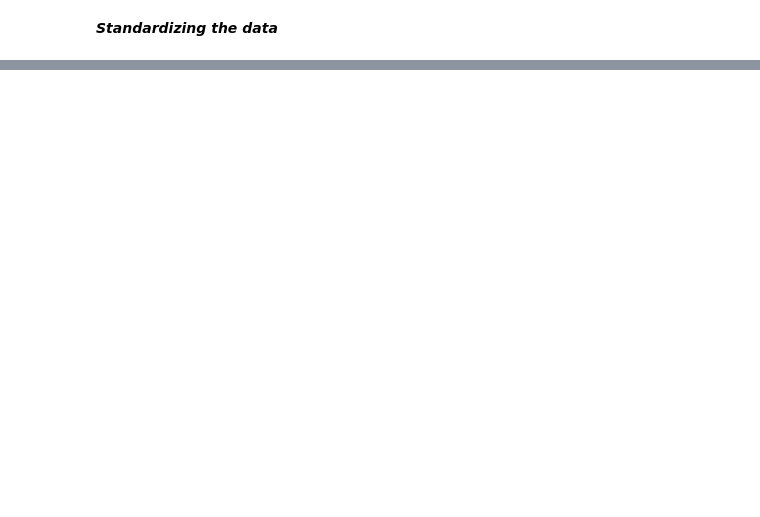
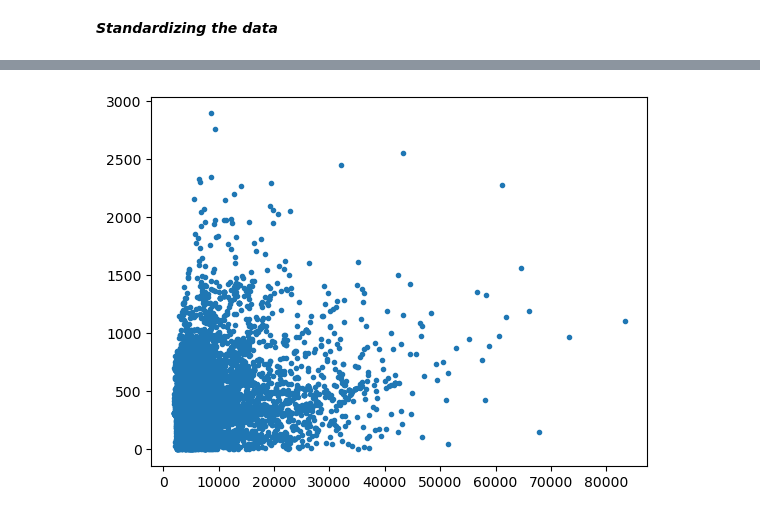
Before and after one commit to FredNurn/IronHack_DataLab_Frederik, a Jupyter notebook: Week 2/Customer_Analysis_Case_Study/CustomerAnalysis.ipynb, the cells around one changed output, grey strips where cells are left out. Saved outputs shown, nothing was run; the diff lists cells and outputs as text; code cells hidden in the pictures; blank space fills up the shorter version.

```diff
--- a/Week 2/Customer_Analysis_Case_Study/CustomerAnalysis.ipynb
+++ b/Week 2/Customer_Analysis_Case_Study/CustomerAnalysis.ipynb
@@ -810,0 +643,8 @@ cd_df.reset_index()
+# %%
+xpoints = np.array(cd_df['customer_lifetime_value'])
+ypoints = np.array(cd_df['total_claim_amount'])
+
+plt.plot(xpoints, ypoints, '.')
+plt.show()
+# %% [output]
+[figure, added]
```
Also changed, not shown: parts of 28 cells of this notebook, 1 other file.
